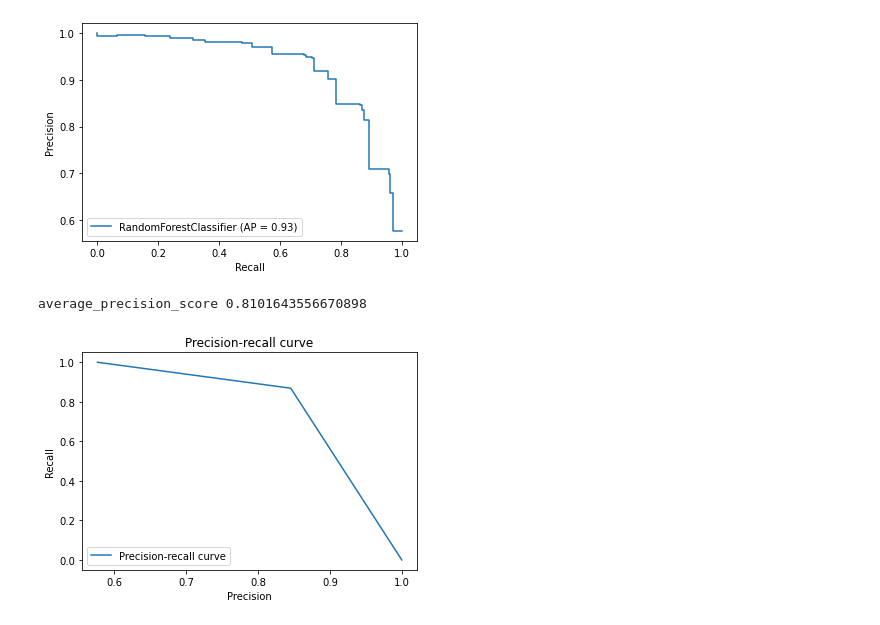
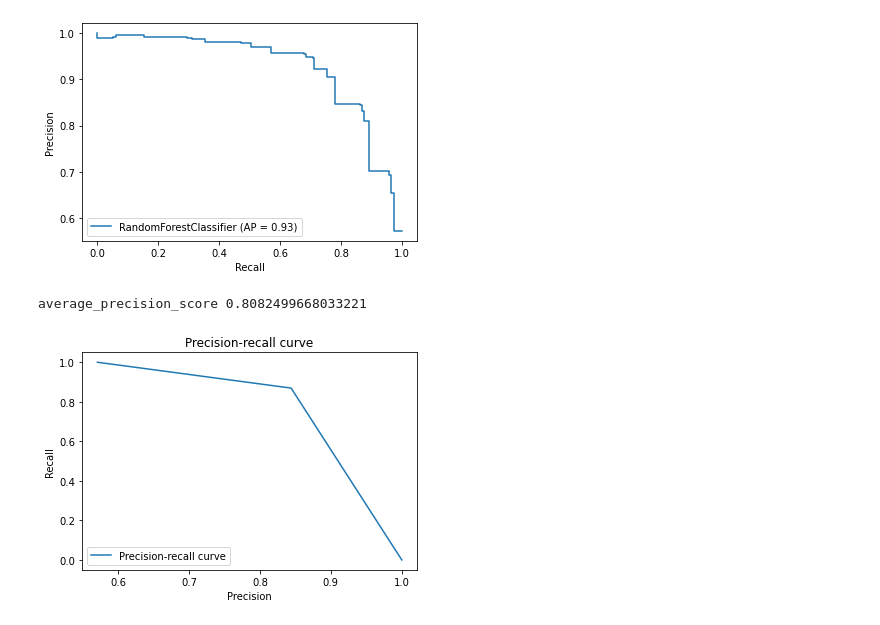
Before and after one commit to MounicaBachu/Detecting-Phishing-Websites-With-Machine-Learning-In-Python, a Jupyter notebook: Project_Abhishek.ipynb, the cells around one changed output. Cells and saved outputs as stored; diff of their text form; code cells hidden in the pictures.

```diff
--- a/Project_Abhishek.ipynb
+++ b/Project_Abhishek.ipynb
@@ -158,7 +158,7 @@ from sklearn.linear_model import LogisticRegression
 from sklearn.model_selection import train_test_split
 X= phishing_raw_df.drop(['Label','Domain'], axis=1)
 y= phishing_raw_df.Label
-X_train, X_test, y_train, y_test = train_test_split(X,y,test_size=0.3,random_state=42)
+X_train, X_test, y_train, y_test = train_test_split(X,y,test_size=0.2,random_state=101)
 print("Training set has {} samples.".format(X_train.shape[0]))
 print("Testing set has {} samples.".format(X_test.shape[0]))
 # %% [output]
@@ -257,0 +261,4 @@ Accuracy of Random Forest classifier on test set: 0.83
+# %%
+%%time
+y_pred_test_rfc=clf.predict(X_test)
+y_pred_train_rfc=clf.predict(X_train)
@@ -296,17 +312,17 @@ plot_precision_recall_curve(clf, X_test, y_test)
 [figure]
 # %%
 from sklearn.metrics import precision_recall_curve
-precision, recall, thresholds = precision_recall_curve(y_test, y_pred1)
+precision, recall, thresholds = precision_recall_curve(y_test, y_pred_test_rfc)
 
 #create plot
 plt.plot(precision, recall, label='Precision-recall curve')
 _ = plt.xlabel('Precision')
 _ = plt.ylabel('Recall')
 _ = plt.title('Precision-recall curve')
 _ = plt.legend(loc="lower left")
 
 from sklearn.metrics import average_precision_score
-print('average_precision_score',average_precision_score(y_test, y_pred1))
+print('average_precision_score',average_precision_score(y_test, y_pred_test_rfc))
 # %% [output]
-average_precision_score 0.8101643556670898
+average_precision_score 0.8082499668033221
-[figure, old version]
+[figure, new version]
```
Also changed, not shown: parts of 20 cells of this notebook.
